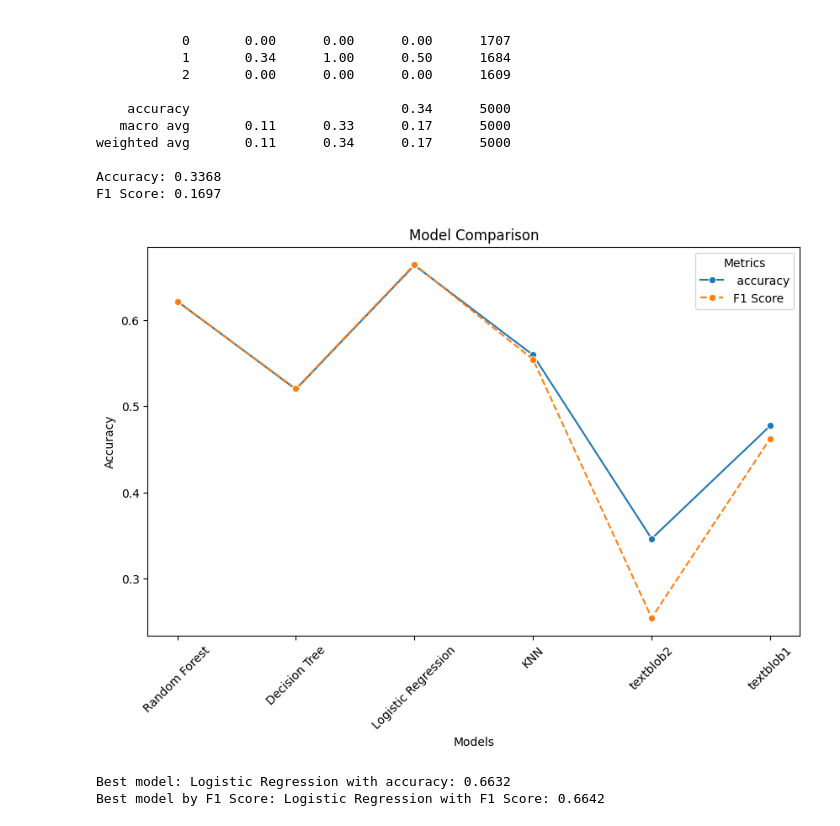
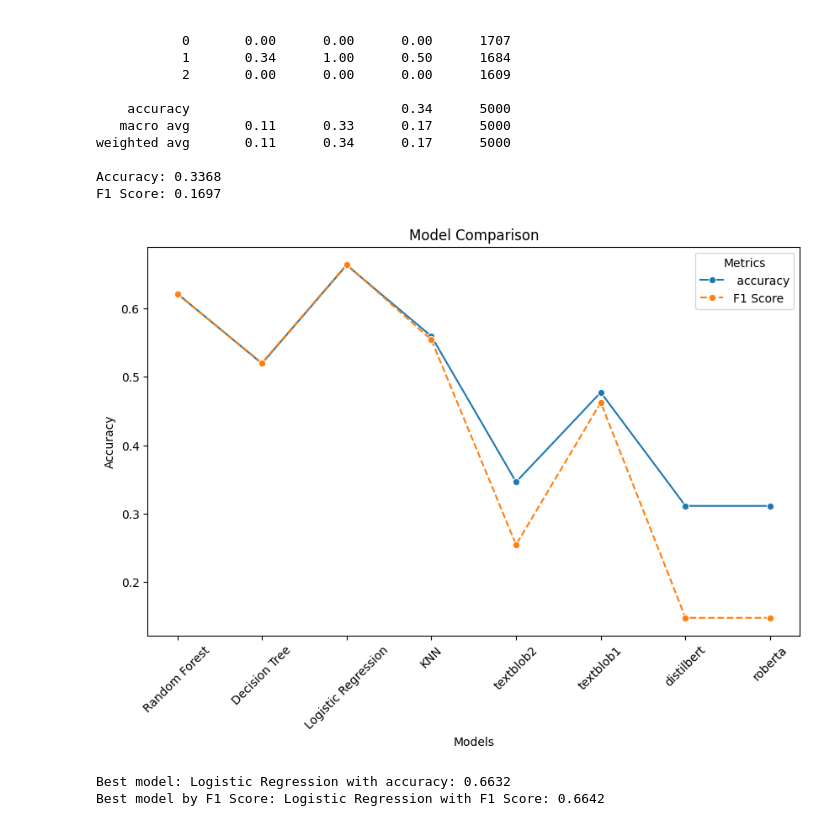
Before and after one commit to Carla-FL/Projet-RNCP, a Jupyter notebook: notebooks/3_SentimentAnalysis.ipynb, the cells around one changed output. Cells and saved outputs as stored; diff of their text form; code cells hidden in the pictures.

```diff
--- a/notebooks/3_SentimentAnalysis.ipynb
+++ b/notebooks/3_SentimentAnalysis.ipynb
@@ -1108,0 +1147,32 @@ F1 Score: 0.2547
+# %%
+from transformers import pipeline
+
+classifier = pipeline(
+    "sentiment-analysis",
+    model="cardiffnlp/twitter-xlm-roberta-base-sentiment-multilingual",truncation=True,max_length=512
+)
+
+predictions_roberta = []
+for text in w_test:
+    res = classifier(text)[0]
+    sentiment =res.get('label')
+    if sentiment == "positif":
+        predictions_roberta.append(2) # positive
+    elif sentiment == "negatif":
+        predictions_roberta.append(0)
+    elif sentiment == "neutral":
+        predictions_roberta.append(1)
+    else:
+        predictions_roberta.append(1)
+
+y_pred_roberta = np.array(predictions_roberta)
+
+print(y_pred_roberta)
+print("RÉSULTATS roberta:")
+print(f"Classification Report:\n{classification_report(y_test, y_pred_roberta)}")
+acc_roberta = accuracy_score(y_test, y_pred_roberta)
+print(f"Accuracy: {acc_roberta:.4f}")
+fscore_roberta = f1_score(y_test, y_pred_roberta, average='weighted')
+print(f"F1 Score: {fscore_roberta:.4f}\n")
+accuracy.append(acc_roberta)
+fscores.append(fscore_roberta)
@@ -1299,31 +1386,33 @@ F1 Score: 0.1697
 # %%
 # Visualisation des résultats
 import matplotlib.pyplot as plt
 import seaborn as sns
 
 models = {
     "Random Forest": rf,
     "Decision Tree": dt,
     # "SVM": svm,
     "Logistic Regression": lr,
     "KNN": knn,
     "textblob2": TextBlob,
-    "textblob1": Blobber
+    "textblob1": Blobber,
+    "distilbert" : distilled_student_sentiment_classifier,
+    "roberta":classifier
 }
 
 # Visualisation des résultats
 plt.figure(figsize=(10, 6))
 # sns.barplot(x=list(models.keys()), y=accuracy)
 sns.lineplot(x=list(models.keys()), y=accuracy, marker='o',label=' accuracy')
 sns.lineplot(x=list(models.keys()), y=fscores, marker='o', linestyle='--', label='F1 Score')
 plt.legend(title='Metrics')
 plt.xlabel('Models')
 plt.ylabel('Accuracy')
 plt.title('Model Comparison')
 plt.xticks(rotation=45)
 plt.show()
 # %% [output]
-[figure, old version]
+[figure, new version]
 # %%
 # le meilleur model
 best_model_index = np.argmax(accuracy)
```
Also changed, not shown: parts of 15 cells of this notebook, 1 other file.
